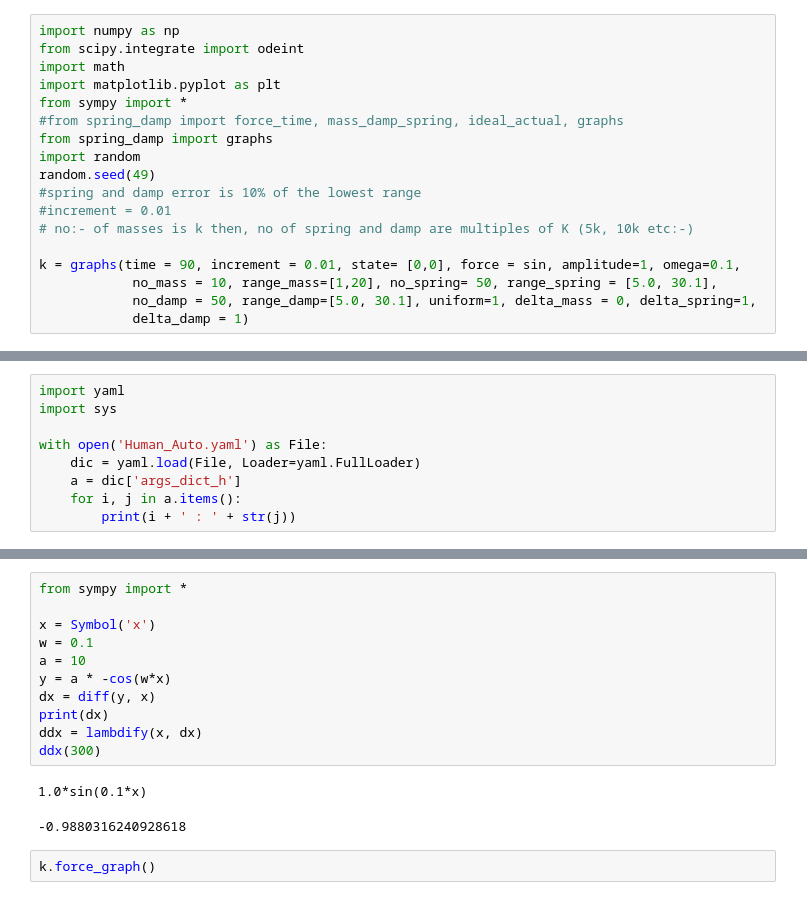
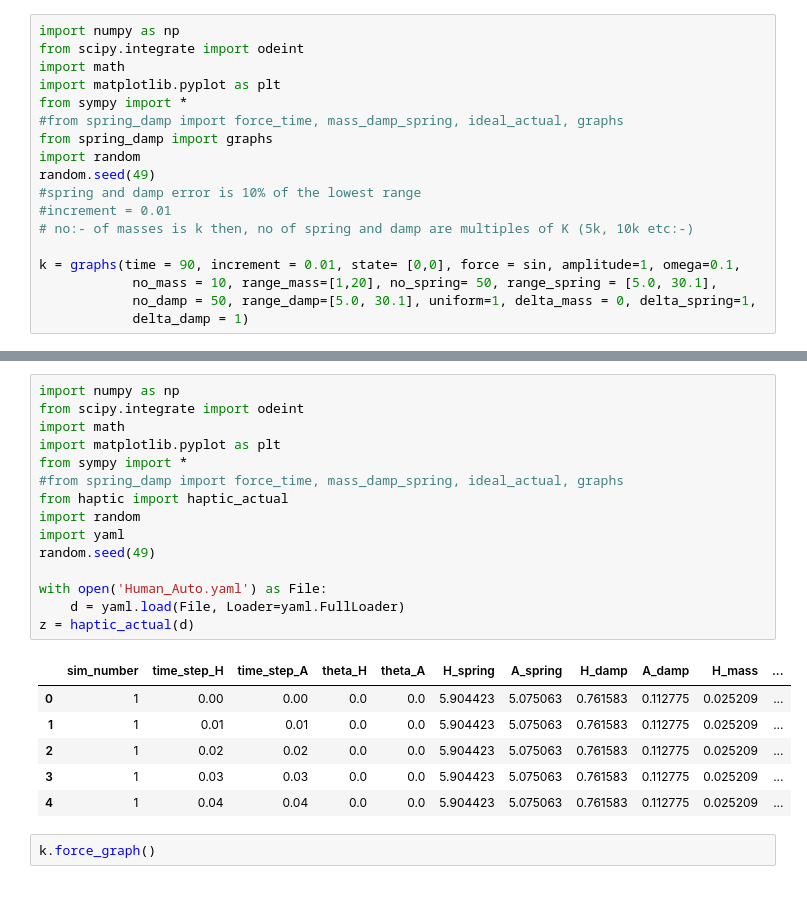
Before and after one commit to bharadwaj1098/Auto, a Jupyter notebook: graphs.ipynb, the cells around one changed output, grey strips where cells are left out. Cells and saved outputs as stored; diff of their text form.

```diff
--- a/graphs.ipynb
+++ b/graphs.ipynb
@@ -30,9 +18,0 @@ for i in range(time_array):
-# %%
-import yaml
-import sys
-
-with open('Human_Auto.yaml') as File:
-    dic = yaml.load(File, Loader=yaml.FullLoader)
-    a = dic['args_dict_h']
-    for i, j in a.items():
-        print(i + ' : ' + str(j))
@@ -48,17 +19,25 @@ range_damp : [1, 15.5]
-# %%
-from sympy import *
-
-x = Symbol('x')
-w = 0.1
-a = 10
-y = a * -cos(w*x)
-dx = diff(y, x)
-print(dx)
-ddx = lambdify(x, dx)
-ddx(300)
-# %% [output]
-1.0*sin(0.1*x)
--0.9880316240928618
+# %%
+import numpy as np
+from scipy.integrate import odeint
+import math
+import matplotlib.pyplot as plt
+from sympy import *
+#from spring_damp import force_time, mass_damp_spring, ideal_actual, graphs
+from haptic import haptic_actual
+import random
+import yaml
+random.seed(49)
+
+with open('Human_Auto.yaml') as File:
+    d = yaml.load(File, Loader=yaml.FullLoader)
+z = haptic_actual(d)
+# %% [output]
+|  | sim_number | time_step_H | time_step_A | theta_H | theta_A | H_spring | A_spring | H_damp | A_damp | H_mass | ... |
+| 0 | 1 | 0.00 | 0.00 | 0.0 | 0.0 | 5.904423 | 5.075063 | 0.761583 | 0.112775 | 0.025209 | ... |
+| 1 | 1 | 0.01 | 0.01 | 0.0 | 0.0 | 5.904423 | 5.075063 | 0.761583 | 0.112775 | 0.025209 | ... |
+| 2 | 1 | 0.02 | 0.02 | 0.0 | 0.0 | 5.904423 | 5.075063 | 0.761583 | 0.112775 | 0.025209 | ... |
+| 3 | 1 | 0.03 | 0.03 | 0.0 | 0.0 | 5.904423 | 5.075063 | 0.761583 | 0.112775 | 0.025209 | ... |
+| 4 | 1 | 0.04 | 0.04 | 0.0 | 0.0 | 5.904423 | 5.075063 | 0.761583 | 0.112775 | 0.025209 | ... |
 # %%
 k.force_graph()
 # %% [output]
```
Also changed, not shown: parts of 3 cells of this notebook, 4 other files.
